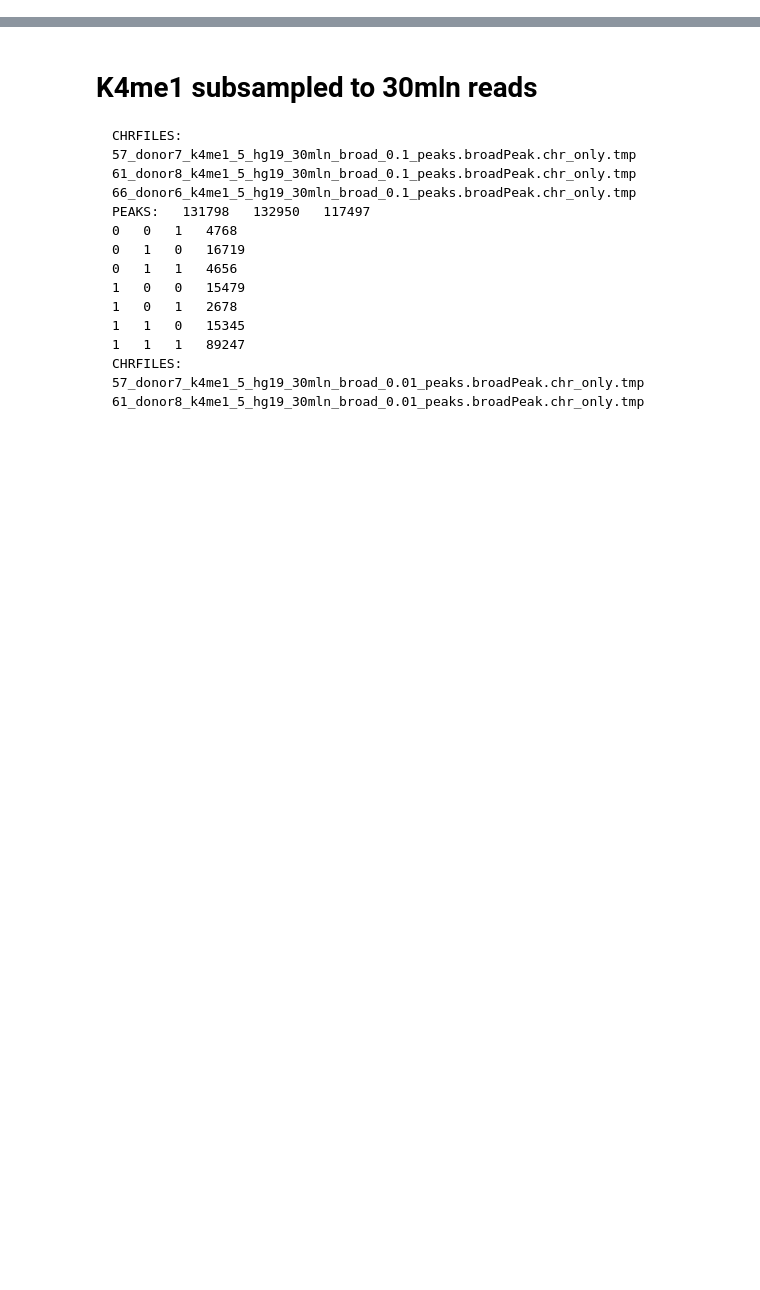
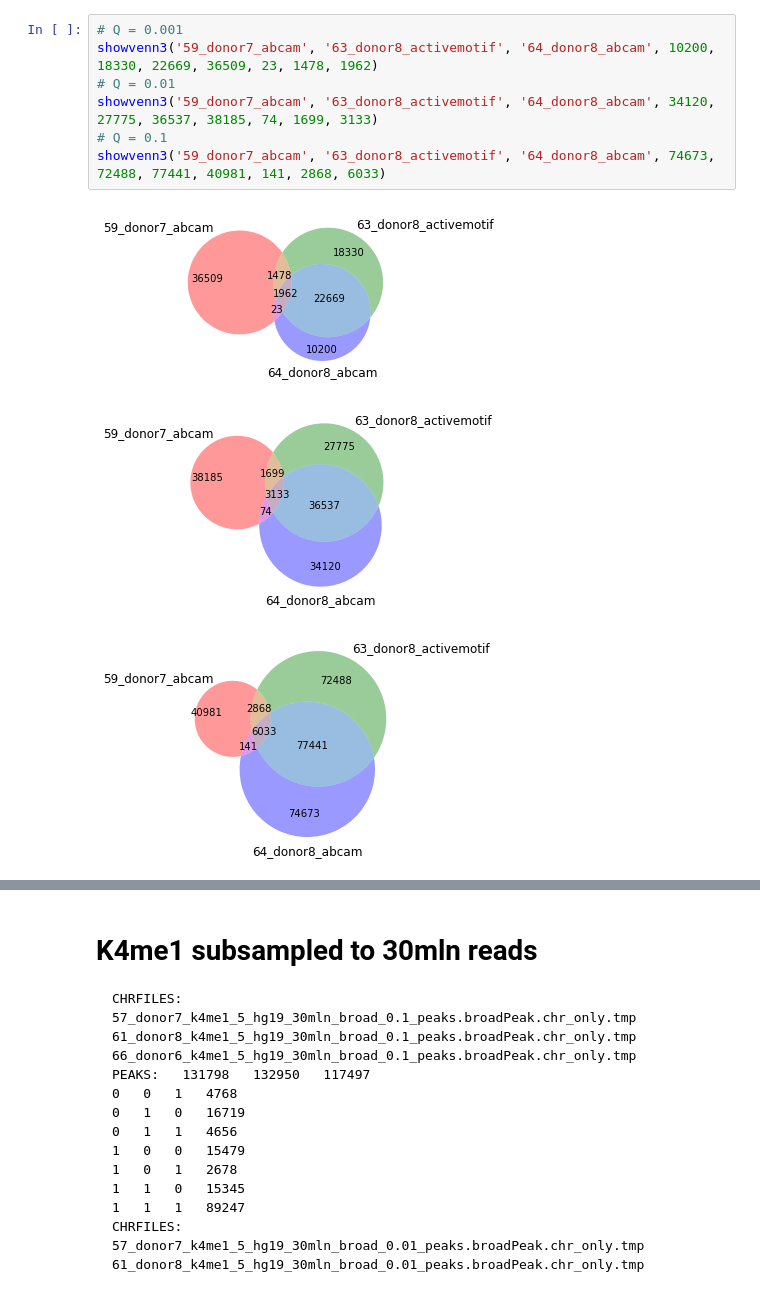
Before and after one commit to JetBrains-Research/washu, a Jupyter notebook: analysis.ipynb, the cells around one changed output, grey strips where cells are left out. Cells and saved outputs as stored; diff of their text form; blank space fills up the shorter version.

```diff
--- a/analysis.ipynb
+++ b/analysis.ipynb
@@ -2,0 +152,11 @@
+# %%
+# Q = 0.001
+showvenn3('59_donor7_abcam', '63_donor8_activemotif', '64_donor8_abcam', 10200, 18330, 22669, 36509, 23, 1478, 1962)
+# Q = 0.01
+showvenn3('59_donor7_abcam', '63_donor8_activemotif', '64_donor8_abcam', 34120, 27775, 36537, 38185, 74, 1699, 3133)
+# Q = 0.1
+showvenn3('59_donor7_abcam', '63_donor8_activemotif', '64_donor8_abcam', 74673, 72488, 77441, 40981, 141, 2868, 6033)
+# %% [output]
+[figure, added]
+[figure, added]
+[figure, added]
```
Also changed, not shown: parts of 21 cells of this notebook.
